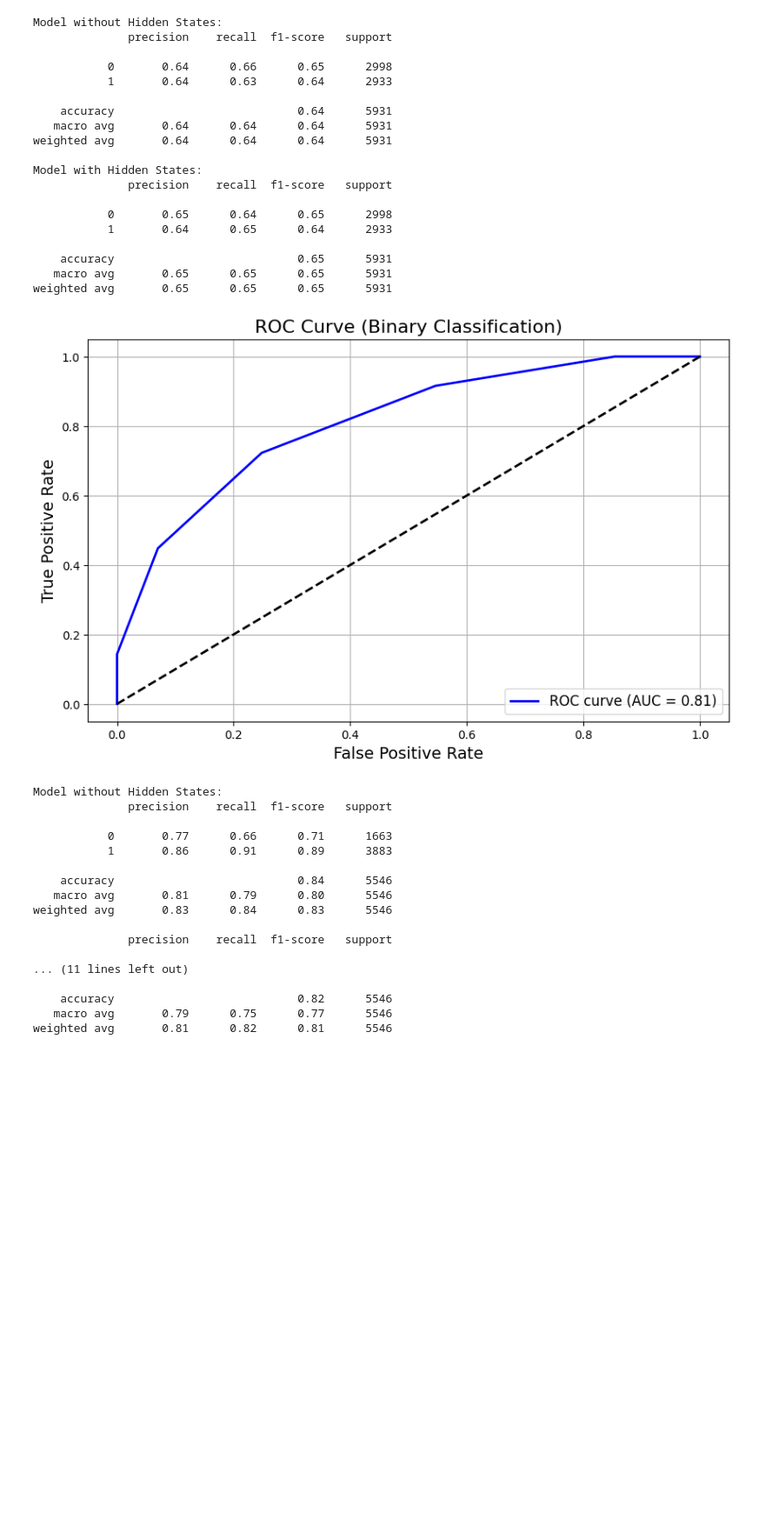
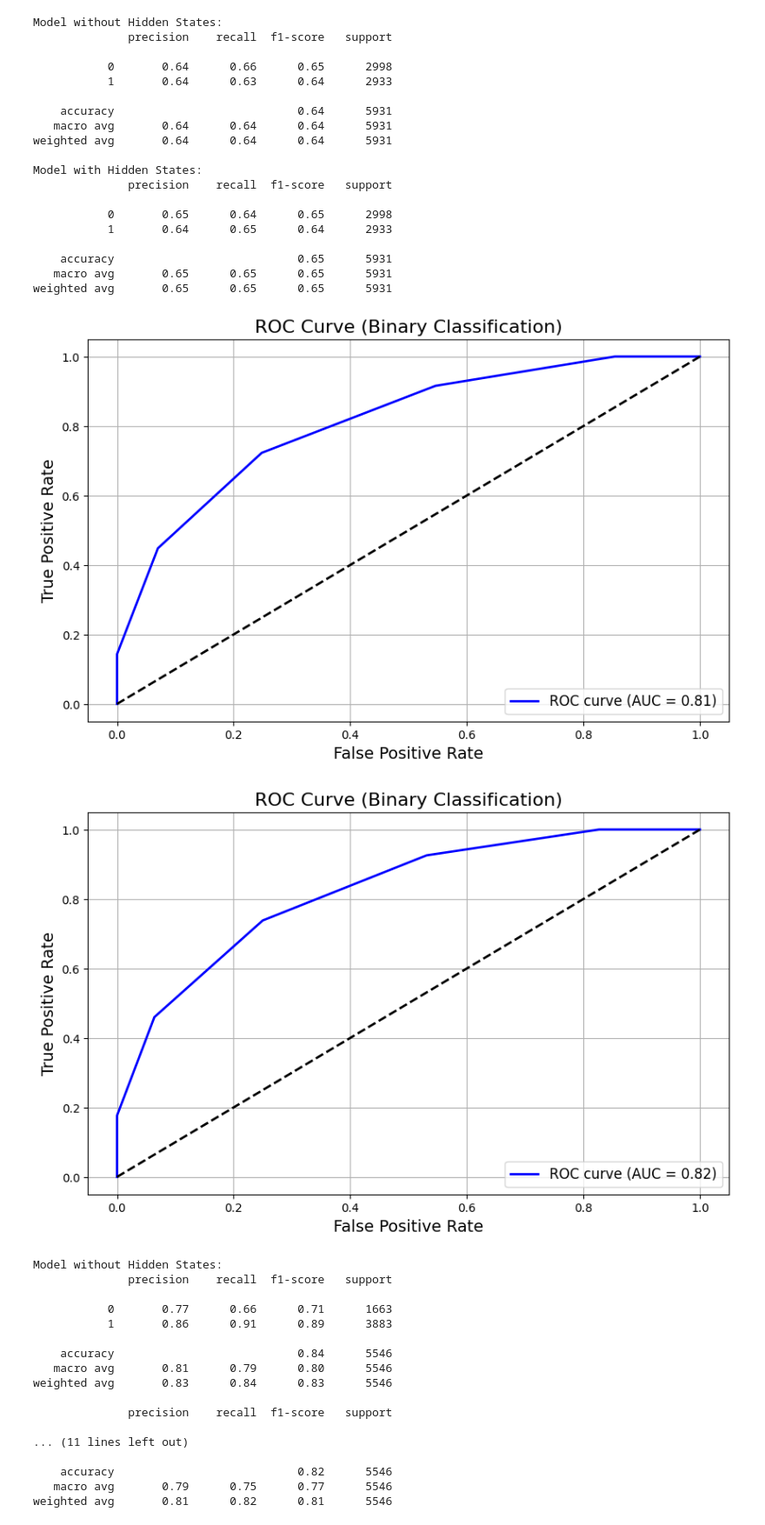
Before and after one commit to gracesosa/RealEstate_TrendClassification, a Jupyter notebook: Notebooks/DataPreprocessing2.ipynb, the cells around one changed output. Shown: that part at 87% size. Cells and saved outputs as stored; diff of their text form; code cells hidden in the pictures; blank space fills up the shorter version.

```diff
--- a/Notebooks/DataPreprocessing2.ipynb
+++ b/Notebooks/DataPreprocessing2.ipynb
@@ -766,6 +766,24 @@ Model with Hidden States:
     accuracy                           0.65      5931
    macro avg       0.65      0.65      0.65      5931
 weighted avg       0.65      0.65      0.65      5931
+# %%
+# --- 3. K-Nearest Neighbors (KNN) ---
+from sklearn.neighbors import KNeighborsClassifier
+knn_bl = KNeighborsClassifier()
+knn_bl.fit(X_test_df[['normalized_price', 'MA', 'bedrooms']], y_test)
+baseline_knn_predictions = knn.predict(X_test_df[['normalized_price', 'MA', 'bedrooms']])
+
+# --- 4. Decision Tree ---
+from sklearn.tree import DecisionTreeClassifier
+dtree_bl = DecisionTreeClassifier(random_state=42)
+dtree_bl.fit(X_test_df[['normalized_price', 'MA', 'bedrooms']], y_test)
+baseline_dtree_predictions = dtree.predict(X_test_df[['normalized_price', 'MA', 'bedrooms']])
+
+# --- 5. Gradient Boosting ---
+from sklearn.ensemble import GradientBoostingClassifier
+gbc_bl = GradientBoostingClassifier(random_state=42)
+gbc_bl.fit(X_test_df[['normalized_price', 'MA', 'bedrooms']], y_test)
+baseline_gbc_predictions = gbc.predict(X_test_df[['normalized_price', 'MA', 'bedrooms']])
 # %%
 # --- 3. K-Nearest Neighbors (KNN) ---
 from sklearn.neighbors import KNeighborsClassifier
@@ -784,24 +802,6 @@ from sklearn.ensemble import GradientBoostingClassifier
 gbc = GradientBoostingClassifier(random_state=42)
 gbc.fit(X_test_df[['normalized_price', 'MA', 'bedrooms','hidden_state']], y_test)
 gbc_predictions = gbc.predict(X_test_df[['normalized_price', 'MA', 'bedrooms','hidden_state']])
-# %%
-# --- 3. K-Nearest Neighbors (KNN) ---
-from sklearn.neighbors import KNeighborsClassifier
-knn = KNeighborsClassifier()
-knn.fit(X_test_df[['normalized_price', 'MA', 'bedrooms']], y_test)
-baseline_knn_predictions = knn.predict(X_test_df[['normalized_price', 'MA', 'bedrooms']])
-
-# --- 4. Decision Tree ---
-from sklearn.tree import DecisionTreeClassifier
-dtree = DecisionTreeClassifier(random_state=42)
-dtree.fit(X_test_df[['normalized_price', 'MA', 'bedrooms']], y_test)
-baseline_dtree_predictions = dtree.predict(X_test_df[['normalized_price', 'MA', 'bedrooms']])
-
-# --- 5. Gradient Boosting ---
-from sklearn.ensemble import GradientBoostingClassifier
-gbc = GradientBoostingClassifier(random_state=42)
-gbc.fit(X_test_df[['normalized_price', 'MA', 'bedrooms']], y_test)
-baseline_gbc_predictions = gbc.predict(X_test_df[['normalized_price', 'MA', 'bedrooms']])
 # %%
 from sklearn.metrics import roc_curve, auc
 import matplotlib.pyplot as plt
@@ -812,35 +812,40 @@ def plot_roc_curve_binary(y_true, y_proba):
 
     Plots the ROC curve for binary classification predictions.
 
     Parameters:
     - y_true: Array-like, true labels (binary)
     - y_proba: Array-like, predicted probabilities for the positive class
 
     Output:
     - Displays the ROC curve with AUC score.
     """
     fpr, tpr, thresholds = roc_curve(y_true, y_proba)
     roc_auc = auc(fpr, tpr)
 
     # Plot ROC curve
     plt.figure(figsize=(10, 6))
     plt.plot(fpr, tpr, color='b', lw=2, label=f'ROC curve (AUC = {roc_auc:.2f})')
     plt.plot([0, 1], [0, 1], 'k--', lw=2)  # Diagonal line
     plt.title("ROC Curve (Binary Classification)", fontsize=16)
     plt.xlabel("False Positive Rate", fontsize=14)
     plt.ylabel("True Positive Rate", fontsize=14)
     plt.legend(loc="lower right", fontsize=12)
     plt.grid()
     plt.show()
 
 # Example usage
 #knn_probabilities = knn.predict_proba(X_test_df[['normalized_price', 'MA', 'bedrooms']])[:, 1]  # Get probabilities for the positive class (class 1)
 #plot_roc_curve_binary(y_test, knn_predictions)
 
-hmm_knn_probabilities = knn.predict_proba(X_test_df[['normalized_price', 'MA', 'bedrooms']])[:, 1]
-plot_roc_curve_binary(y_test, hmm_knn_probabilities)
+knn_probabilities_bl = knn_bl.predict_proba(X_test_df[['normalized_price', 'MA', 'bedrooms']])[:, 1]
+plot_roc_curve_binary(y_test, knn_probabilities_bl)
+
+
+knn_probabilities_hmm = knn.predict_proba(X_test_df[['normalized_price', 'MA', 'bedrooms', 'hidden_state']])[:, 1]
+plot_roc_curve_binary(y_test, knn_probabilities_hmm)
 # %% [output]
 [figure]
+[figure, added]
 # %%
 
 print("Model without Hidden States:")
```
